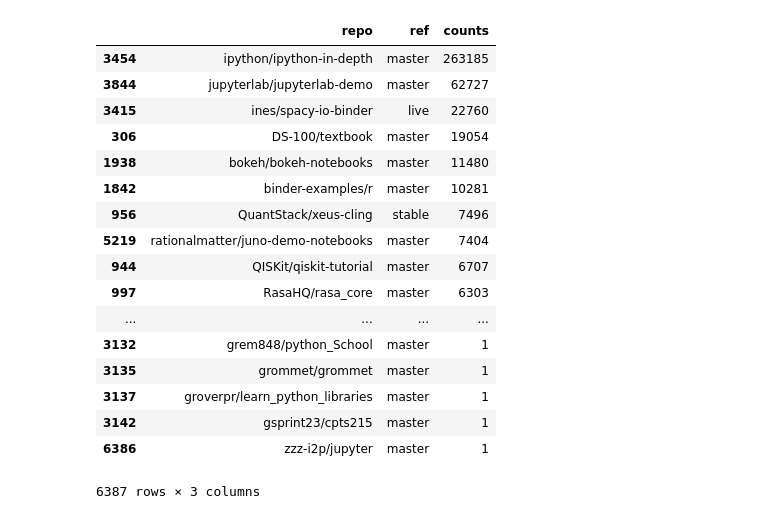
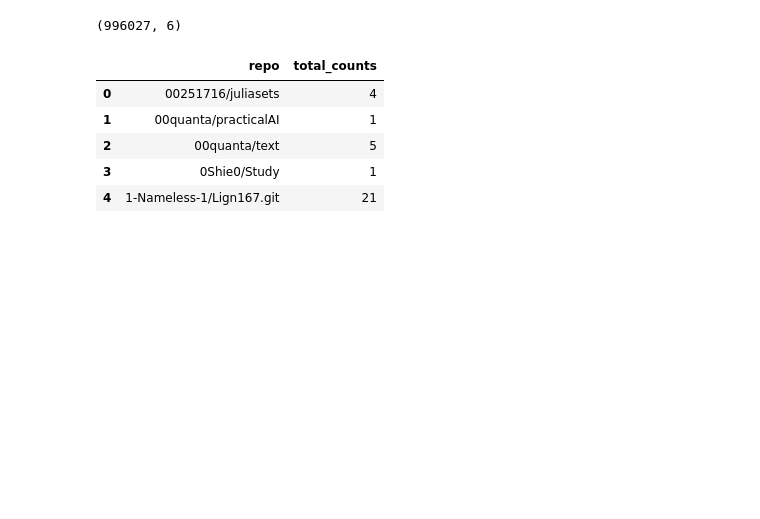
Before and after one commit to betatim/binderlyzer, a Jupyter notebook: binder-launches.ipynb, the cells around one changed output. Cells and saved outputs as stored; diff of their text form; code cells hidden in the pictures; blank space fills up the shorter version.

```diff
--- a/binder-launches.ipynb
+++ b/binder-launches.ipynb
@@ -58,21 +64,18 @@ df.shape
-# %%
-df.groupby(["repo", "ref"]).size().reset_index(name='counts').sort_values('counts', ascending=False)
-# %% [output]
-|  | repo | ref | counts |
-| 3454 | ipython/ipython-in-depth | master | 263185 |
-| 3844 | jupyterlab/jupyterlab-demo | master | 62727 |
-| 3415 | ines/spacy-io-binder | live | 22760 |
-| 306 | DS-100/textbook | master | 19054 |
-| 1938 | bokeh/bokeh-notebooks | master | 11480 |
-| 1842 | binder-examples/r | master | 10281 |
-| 956 | QuantStack/xeus-cling | stable | 7496 |
-| 5219 | rationalmatter/juno-demo-notebooks | master | 7404 |
-| 944 | QISKit/qiskit-tutorial | master | 6707 |
-| 997 | RasaHQ/rasa_core | master | 6303 |
-| ... | ... | ... | ... |
-| 3132 | grem848/python_School | master | 1 |
-| 3135 | grommet/grommet | master | 1 |
-| 3137 | groverpr/learn_python_libraries | master | 1 |
-| 3142 | gsprint23/cpts215 | master | 1 |
-| 6386 | zzz-i2p/jupyter | master | 1 |
-6387 rows × 3 columns
+# %%
+# Sneak peek: total launches!
+df.shape
+# %% [output]
+(996027, 6)
+# %%
+# add a nnew column showing total launches per repo
+totals = (df.groupby(["repo"])
+ .size()
+ .reset_index(name='total_counts'))
+totals.head()
+# %% [output]
+|  | repo | total_counts |
+| 0 | 00251716/juliasets | 4 |
+| 1 | 00quanta/practicalAI | 1 |
+| 2 | 00quanta/text | 5 |
+| 3 | 0Shie0/Study | 1 |
+| 4 | 1-Nameless-1/Lign167.git | 21 |
```
Also changed, not shown: parts of 15 cells of this notebook.
